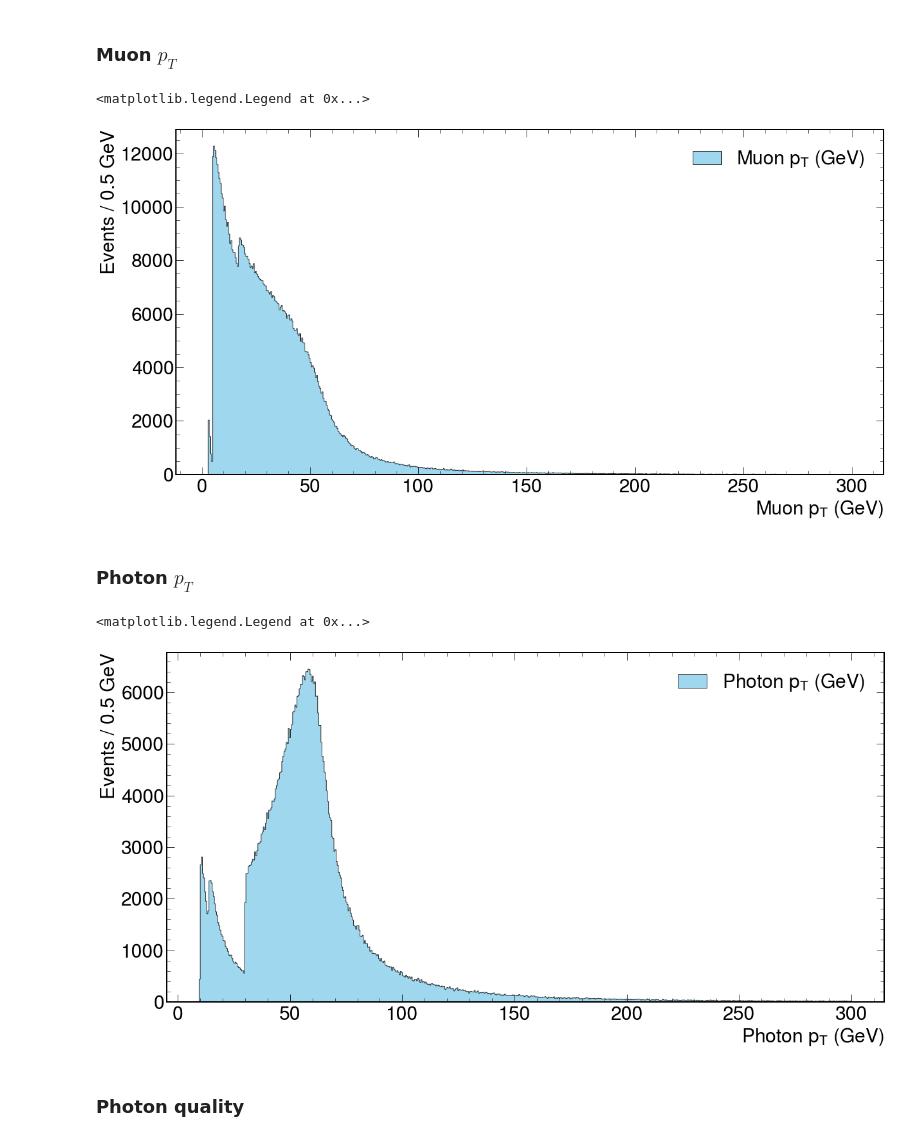
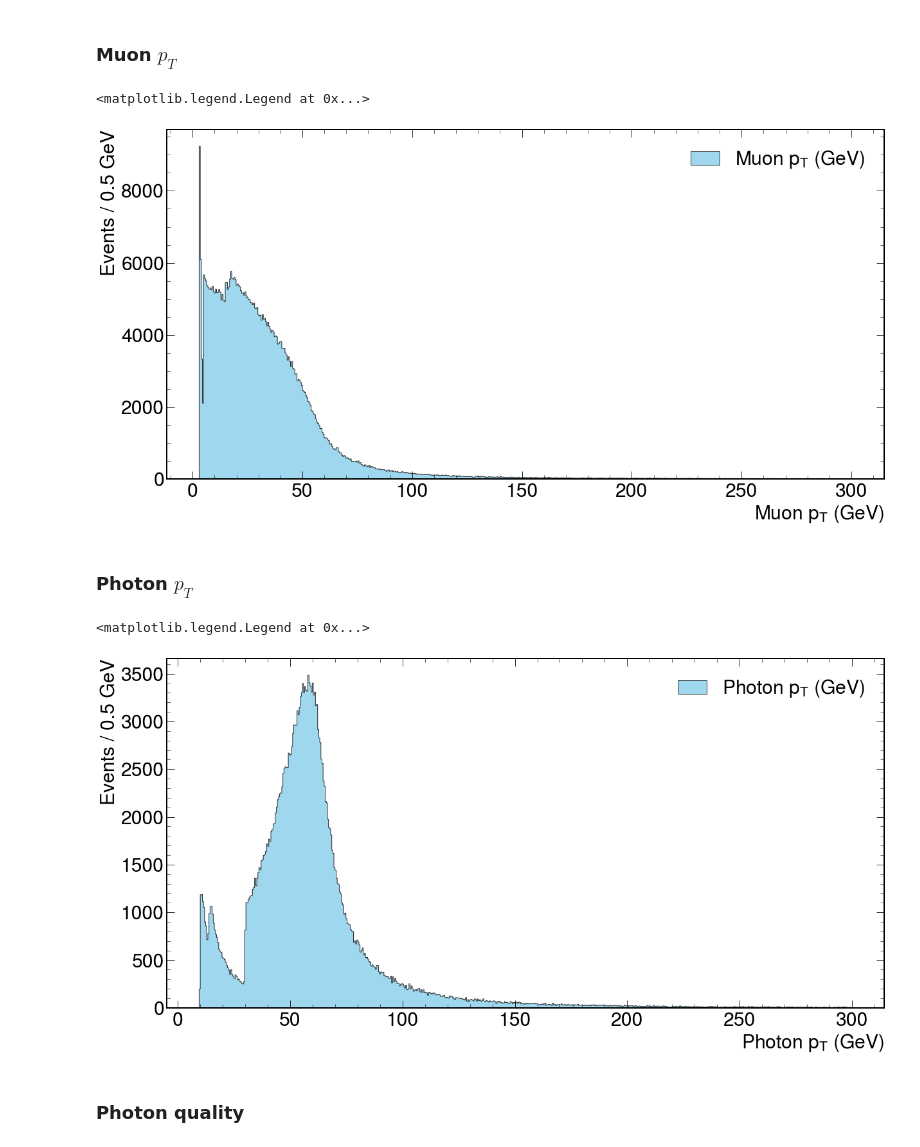
Before and after one commit to javivilladamigo/ResearchActivities, a Jupyter notebook: coffeaAnalysis.ipynb, the cells around one changed output. Saved outputs shown, nothing was run; the diff lists cells and outputs as text; code cells hidden in the pictures.

```diff
--- a/coffeaAnalysis.ipynb
+++ b/coffeaAnalysis.ipynb
@@ -59,43 +69,31 @@ maximum_r9 = 4
 # %%
-# declare the filters required for the events
-'''
 # muon filters
-muon_filters = (events.Muon.pt > muon_pt_cut) & (abs(events.Muon.eta) < muon_eta_cut)
-muon_filters = photon_filters & (events.Muon.pt < 10000) # somehow there is an event with a 10400 GeV pT muon
+basic_muon_filters = (ak.num(events.Muon) >= 2) & (events.Muon1.pt > 5.) & (events.Muon2.pt > 5.) & (events.Muon1.mediumPromptId == 1) & (events.Muon2.mediumPromptId == 1) & (events.minMuonPfIso < 0.15) & (events.maxMuonPfIso < 0.15)
 
-# photon filters
-photon_filters = (events.Photon.pt > photon_pt_cut)
+leadingMuon_withAtLeast_17GeV = ak.sum(events.Muon.pt > leadingMuon_pt_cut, axis = -1) >= 1 # at least one muon with 17 GeV
+subleadingMuon_withAtLeast_4GeV = ak.sum(events.Muon.pt > subleadingMuon_pt_cut, axis = -1) >= 2 # secondary muon with at least 4 GeV
+                                                                                                 # note that we demand to be at least 2
+                                                                                                 # because the leading muon will also pass this cut
+
+# atMost_Muon_pt_is_1000 = ak.all(events.Muon.pt < maximum_muon_pt, axis = -1)
+# muon_opposite_charges = ak.sum(events.Muon.charge, axis = -1) == 0
 
 
-event_filters = ak.any(photon_filters, axis = -1) & ak.any(muon_filters, axis = -1) # the axis = -1 here allows us to go event by event
-                                                                                    # so if theres AT LEAST a muon / photon if an event
-                                                                                    # that satisfies the required cut
-                                                                                    # then the event is kept
-
-selected_events = events[event_filters] # these are the events that satisfy every requirement
-print("The events that satisfy all the requirements are the %.1f%%" % (len(selected_events) / len(events) * 100))
-
-'''
-# muon filters
-atLeast_one_muon_with_17GeV = ak.any(events.Muon.pt > leadingMuon_pt_cut, axis = -1)
-atLeast_one_muon_with_4GeV = ak.any(events.Muon.pt > subleadingMuon_pt_cut, axis = -1)
-#atMost_Muon_pt_is_1000 = ak.all(events.Muon.pt < maximum_muon_pt, axis = -1)
-muon_opposite_charges = ak.sum(events.Muon.charge, axis = -1) == 0
-
-
-muon_filters = atLeast_one_muon_with_17GeV & atLeast_one_muon_with_4GeV & muon_opposite_charges #& atMost_Muon_pt_is_1000
+muon_filters = basic_muon_filters & leadingMuon_withAtLeast_17GeV & subleadingMuon_withAtLeast_4GeV # & muon_opposite_charges #& atMost_Muon_pt_is_1000
 
 
 # photon filters
+basic_photon_filters = (ak.num(events.Muon) >= 1) &  (events.Photon1.pt > 15.) & (events.Photon1.mvaID_WP80 == 1) & (events.Photon1.pixelSeed == 0)
+
 atLeast_one_photon_with_30GeV = ak.any(events.Photon.pt > photon_pt_cut, axis = -1)
-atMost_Photon_r9_is_5 = ak.all(events.Photon.r9 < maximum_r9, axis = -1) # events with a photon having r9 > 5 will be discarded
+#atMost_Photon_r9_is_5 = ak.all(events.Photon.r9 < maximum_r9, axis = -1) # events with a photon having r9 > 5 will be discarded
 
-photon_filters = atLeast_one_photon_with_30GeV & atMost_Photon_r9_is_5
+photon_filters = basic_photon_filters & atLeast_one_photon_with_30GeV #& atMost_Photon_r9_is_5
 
 
 # selected events
 event_filters = muon_filters & photon_filters
 selected_events = events[event_filters]
 
-print("The events that satisfy all the requirements are the %.1f%%" % (len(selected_events) / len(events.Muon) * 100))
+print("The events that satisfy all the requirements are the %.1f%%" % (len(selected_events) / len(events) * 100))
 # %% [output]
@@ -118,31 +110,31 @@ A total of 830580 out of 1131095 muons (73.4%) passed the cuts.
 # %%
 min = 0
 max = 300
 width = .5 # GeV
 nbins = int(round((max - min) / width))
 
-obs =  ak.flatten(selected_muons.pt[(selected_muons.pt > min) & (selected_muons.pt < max)], axis = None)
+obs =  ak.flatten(selected_events.Muon.pt[(selected_events.Muon.pt > min) & (selected_events.Muon.pt < max)], axis = None)
 
 fig, ax = plt.subplots(figsize=(20, 10))
 ax.hist(
     obs,
     bins = nbins,
     histtype = "stepfilled",
     color = "skyblue",
     alpha = 0.8,
     edgecolor = "black",
     label = r"Muon $p_{T}$ (GeV)"
 )
 #ax.set_yscale("log")
 ax.tick_params(axis = 'both', which = 'major', labelsize = 30)
 ax.set_xlabel("Muon $p_{T}$ (GeV)", fontsize = 30)
 ax.set_ylabel("Events / %.1f GeV" % width, fontsize = 30)
 #ax.set_xlim(min, max)
 #ax.set_ylim(0, 5)
 ax.legend(loc = "best", fontsize = 30)
 # %% [output]
 <matplotlib.legend.Legend at 0x...>
-[figure, old version]
+[figure, new version]
 # %% [markdown]
 ### Photon $p_{T}$
 # %%
@@ -151,7 +143,7 @@ max = 300
 width = .5 # GeV
 nbins = int(round((max - min) / width))
 
-obs =  ak.flatten(selected_photons.pt[(selected_photons.pt > min) & (selected_photons.pt < max)], axis = None)
+obs =  ak.flatten(selected_events.Photon.pt[(selected_events.Photon.pt > min) & (selected_events.Photon.pt < max)], axis = None)
 
 fig, ax = plt.subplots(figsize=(20, 10))
 ax.hist(
@@ -172,7 +164,7 @@ ax.set_ylabel("Events / %.1f GeV" % width, fontsize = 30)
 ax.legend(loc = "best", fontsize = 30)
 # %% [output]
 <matplotlib.legend.Legend at 0x...>
-[figure, old version]
+[figure, new version]
 # %% [markdown]
 ### Photon quality
 # %%
```
Also changed, not shown: parts of 13 cells of this notebook.
